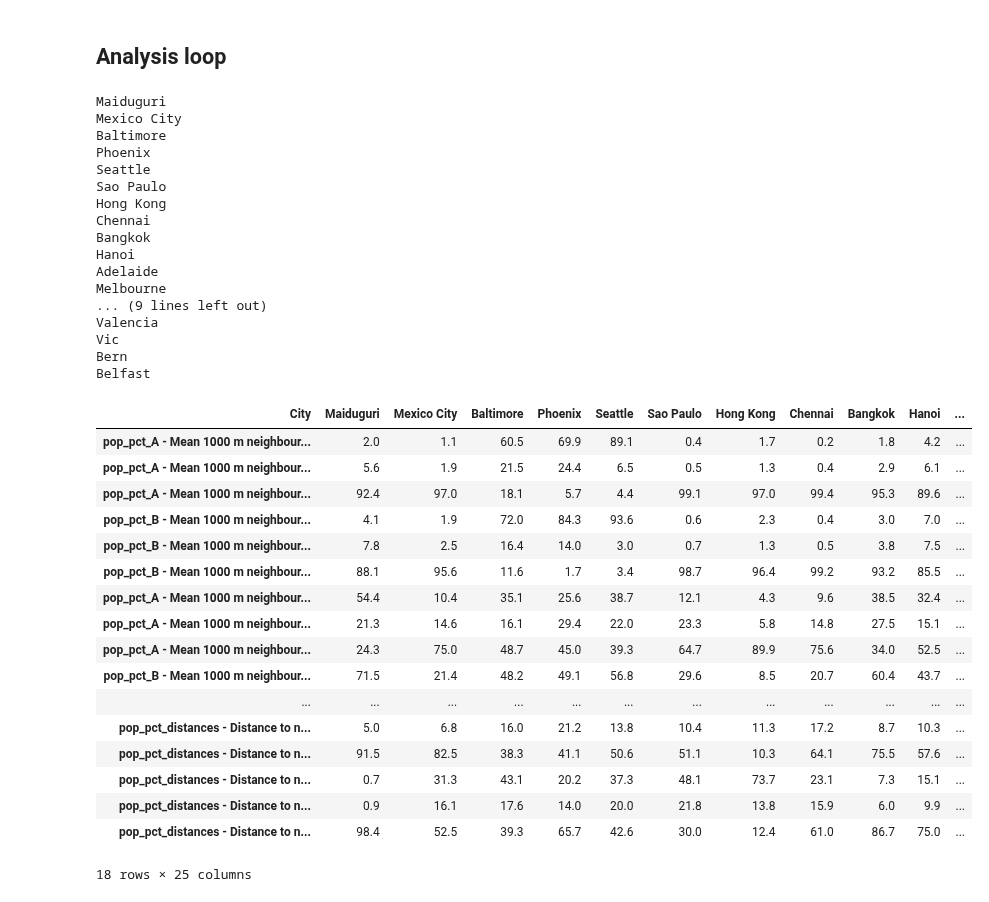
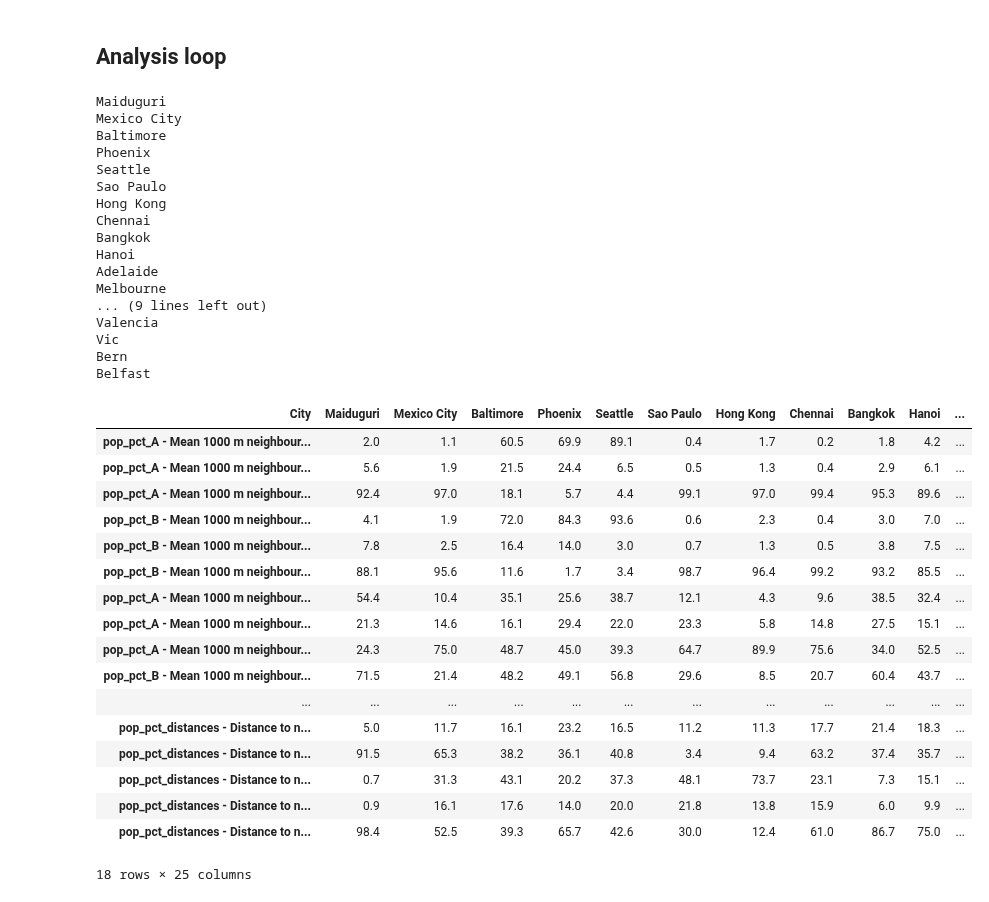
Before and after one commit to healthysustainablecities/global-indicators, a Jupyter notebook: analysis/threshold_mapping.ipynb, the cells around one changed output. Saved outputs shown, nothing was run; the diff lists cells and outputs as text; code cells hidden in the pictures.

```diff
--- a/analysis/threshold_mapping.ipynb
+++ b/analysis/threshold_mapping.ipynb
@@ -258,6 +258,7 @@ for city in hexes.keys():
             data = thresholds[indicator]['data']
             variable = thresholds[indicator]['variable']
             indicator_scenarios = list(thresholds[indicator]['scenarios'].keys())
+            this_scenario = [s for s in scenarios.keys() if s in indicator_scenarios]
             polarity = thresholds[indicator]['polarity']
             # adjust colour scales for indicator polarities (more blue is better, or meeting achievements)
             if polarity == 'negative':
@@ -271,10 +272,14 @@ for city in hexes.keys():
                 layer = thresholds[indicator]['layer']
                 points = gpd.read_file(f"../process/data/output/{city_data['gpkgNames'][city.lower().replace(' ','_')]}",layer=layer)
                 if 'point_function' in thresholds[indicator].keys():
-                    points[''.join(variable)]=points[variable].apply(lambda x: thresholds[indicator]['point_function'](x.fillna(value=np.nan)),axis=1)
-                    variable = ''.join(variable)
-                if 'distances' in [s for s in scenarios.keys() if s in indicator_scenarios]:
-                    # fix distances > 500m or NA to 650m, to facilitate classification and plotting of '> 500m' category
+                    if 'distances' in this_scenario:
+                        # pool estimates where required, with fix of NA distances or those > 500m to 650m, to facilitate classification and plotting of '> 500m' category
+                        points[''.join(variable)]=points[variable].fillna(650,axis=1).apply(lambda x: thresholds[indicator]['point_function'](x),axis=1)
+                    else:
+                        points[''.join(variable)]=points[variable].apply(lambda x: thresholds[indicator]['point_function'](x.fillna(value=np.nan)),axis=1)
+                variable = ''.join(variable)
+                if 'distances' in this_scenario:
+                    # fix distances > 500m or NA to 650m, to facilitate classification and plotting of '> 500m' category, if not sorted in point function loop
                     points[variable] = points[variable].mask(points[variable] > 500, 650).mask(points[variable].isna(), 650)
                     # ensure this hex variable doesn't exist, eg as a result of debugging code
                     point_hexes[city] = point_hexes[city][[c for c in point_hexes[city].columns if c!=variable]]
@@ -405,35 +410,35 @@ cities[statistics].fillna(0).transpose()
 # %% [output]
 Maiduguri
 Mexico City
 Baltimore
 Phoenix
 Seattle
 Sao Paulo
 Hong Kong
 Chennai
 Bangkok
 Hanoi
 Adelaide
 Melbourne
 ... (9 lines left out)
 Valencia
 Vic
 Bern
 Belfast
 | City | Maiduguri | Mexico City | Baltimore | Phoenix | Seattle | Sao Paulo | Hong Kong | Chennai | Bangkok | Hanoi | ... |
 | pop_pct_A - Mean 1000 m neighbour... | 2.0 | 1.1 | 60.5 | 69.9 | 89.1 | 0.4 | 1.7 | 0.2 | 1.8 | 4.2 | ... |
 | pop_pct_A - Mean 1000 m neighbour... | 5.6 | 1.9 | 21.5 | 24.4 | 6.5 | 0.5 | 1.3 | 0.4 | 2.9 | 6.1 | ... |
 | pop_pct_A - Mean 1000 m neighbour... | 92.4 | 97.0 | 18.1 | 5.7 | 4.4 | 99.1 | 97.0 | 99.4 | 95.3 | 89.6 | ... |
 | pop_pct_B - Mean 1000 m neighbour... | 4.1 | 1.9 | 72.0 | 84.3 | 93.6 | 0.6 | 2.3 | 0.4 | 3.0 | 7.0 | ... |
 | pop_pct_B - Mean 1000 m neighbour... | 7.8 | 2.5 | 16.4 | 14.0 | 3.0 | 0.7 | 1.3 | 0.5 | 3.8 | 7.5 | ... |
 | pop_pct_B - Mean 1000 m neighbour... | 88.1 | 95.6 | 11.6 | 1.7 | 3.4 | 98.7 | 96.4 | 99.2 | 93.2 | 85.5 | ... |
 | pop_pct_A - Mean 1000 m neighbour... | 54.4 | 10.4 | 35.1 | 25.6 | 38.7 | 12.1 | 4.3 | 9.6 | 38.5 | 32.4 | ... |
 | pop_pct_A - Mean 1000 m neighbour... | 21.3 | 14.6 | 16.1 | 29.4 | 22.0 | 23.3 | 5.8 | 14.8 | 27.5 | 15.1 | ... |
 | pop_pct_A - Mean 1000 m neighbour... | 24.3 | 75.0 | 48.7 | 45.0 | 39.3 | 64.7 | 89.9 | 75.6 | 34.0 | 52.5 | ... |
 | pop_pct_B - Mean 1000 m neighbour... | 71.5 | 21.4 | 48.2 | 49.1 | 56.8 | 29.6 | 8.5 | 20.7 | 60.4 | 43.7 | ... |
 | ... | ... | ... | ... | ... | ... | ... | ... | ... | ... | ... | ... |
-| pop_pct_distances - Distance to n... | 5.0 | 6.8 | 16.0 | 21.2 | 13.8 | 10.4 | 11.3 | 17.2 | 8.7 | 10.3 | ... |
-| pop_pct_distances - Distance to n... | 91.5 | 82.5 | 38.3 | 41.1 | 50.6 | 51.1 | 10.3 | 64.1 | 75.5 | 57.6 | ... |
+| pop_pct_distances - Distance to n... | 5.0 | 11.7 | 16.1 | 23.2 | 16.5 | 11.2 | 11.3 | 17.7 | 21.4 | 18.3 | ... |
+| pop_pct_distances - Distance to n... | 91.5 | 65.3 | 38.2 | 36.1 | 40.8 | 3.4 | 9.4 | 63.2 | 37.4 | 35.7 | ... |
 | pop_pct_distances - Distance to n... | 0.7 | 31.3 | 43.1 | 20.2 | 37.3 | 48.1 | 73.7 | 23.1 | 7.3 | 15.1 | ... |
 | pop_pct_distances - Distance to n... | 0.9 | 16.1 | 17.6 | 14.0 | 20.0 | 21.8 | 13.8 | 15.9 | 6.0 | 9.9 | ... |
 | pop_pct_distances - Distance to n... | 98.4 | 52.5 | 39.3 | 65.7 | 42.6 | 30.0 | 12.4 | 61.0 | 86.7 | 75.0 | ... |
```
Also changed, not shown: parts of 2 cells of this notebook.
